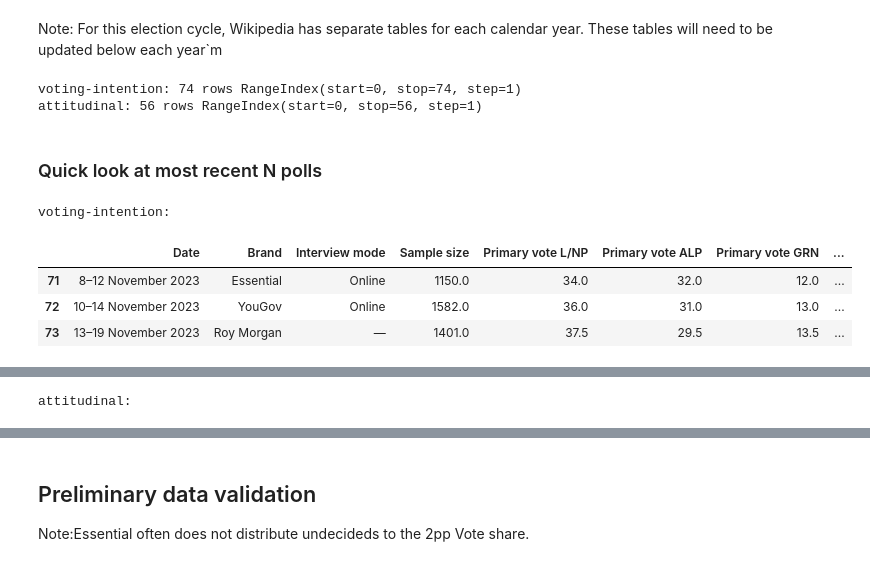
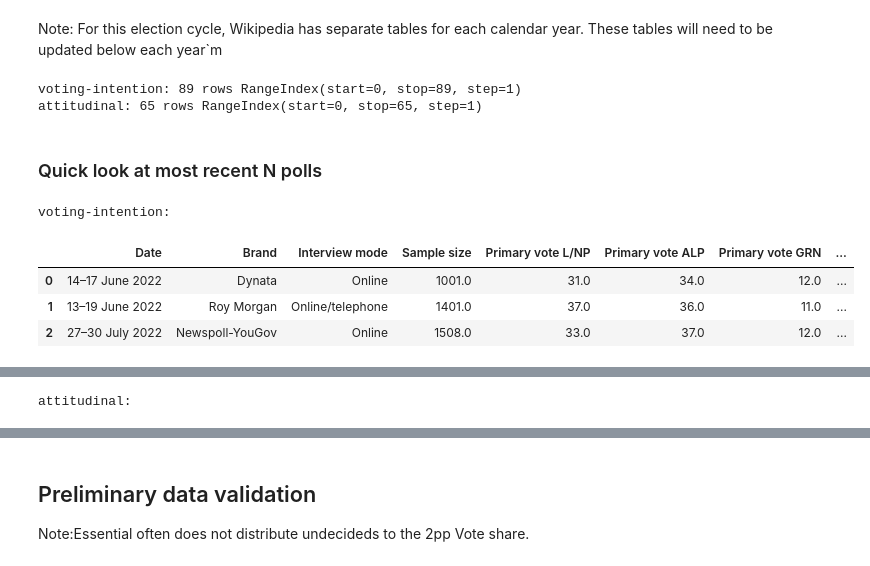
Before and after one commit to bpalmer4/Australian-Federal-Election-2025, a Jupyter notebook: notebooks/_data_capture.ipynb, the cells around one changed output, grey strips where cells are left out. Cells and saved outputs as stored; diff of their text form; code cells hidden in the pictures.

```diff
--- a/notebooks/_data_capture.ipynb
+++ b/notebooks/_data_capture.ipynb
@@ -41,8 +41,8 @@ Note: For this election cycle, Wikipedia has separate tables for each
 calendar year. These tables will need to be updated below each year`m
 # %%
 # The Wikipedia table numbers will need updating each year ...
-VOTING_TABLES = (0, 1)
-ATTITUDINAL_TABLES = (2, 3)
+VOTING_TABLES = (0, 1, 2)
+ATTITUDINAL_TABLES = (3, 4)  # Still to update for 2024
 # %%
 prep = {VOTING_INTENTION: VOTING_TABLES, ATTITUDINAL: ATTITUDINAL_TABLES}
 data = {}
@@ -52,20 +52,21 @@ for label, table_list in prep.items():
     data[label] = table
     print(f"{label}: {len(table)} rows {table.index}")
 # %% [output]
-voting-intention: 74 rows RangeIndex(start=0, stop=74, step=1)
-attitudinal: 56 rows RangeIndex(start=0, stop=56, step=1)
+voting-intention: 89 rows RangeIndex(start=0, stop=89, step=1)
+attitudinal: 65 rows RangeIndex(start=0, stop=65, step=1)
 # %% [markdown]
 ### Quick look at most recent N polls
 # %%
 # Let's look at the last N polls
 N = 3
 for label, table in data.items():
     print(f"{label}:")
+    display(table.head(N))
     display(table.tail(N))
     print()
 # %% [output]
 voting-intention:
 |  | Date | Brand | Interview mode | Sample size | Primary vote L/NP | Primary vote ALP | Primary vote GRN | ... |
-| 71 | 8–12 November 2023 | Essential | Online | 1150.0 | 34.0 | 32.0 | 12.0 | ... |
-| 72 | 10–14 November 2023 | YouGov | Online | 1582.0 | 36.0 | 31.0 | 13.0 | ... |
-| 73 | 13–19 November 2023 | Roy Morgan | — | 1401.0 | 37.5 | 29.5 | 13.5 | ... |
+| 0 | 14–17 June 2022 | Dynata | Online | 1001.0 | 31.0 | 34.0 | 12.0 | ... |
+| 1 | 13–19 June 2022 | Roy Morgan | Online/telephone | 1401.0 | 37.0 | 36.0 | 11.0 | ... |
+| 2 | 27–30 July 2022 | Newspoll-YouGov | Online | 1508.0 | 33.0 | 37.0 | 12.0 | ... |
```
Also changed, not shown: parts of 5 cells of this notebook, 3 other files.
